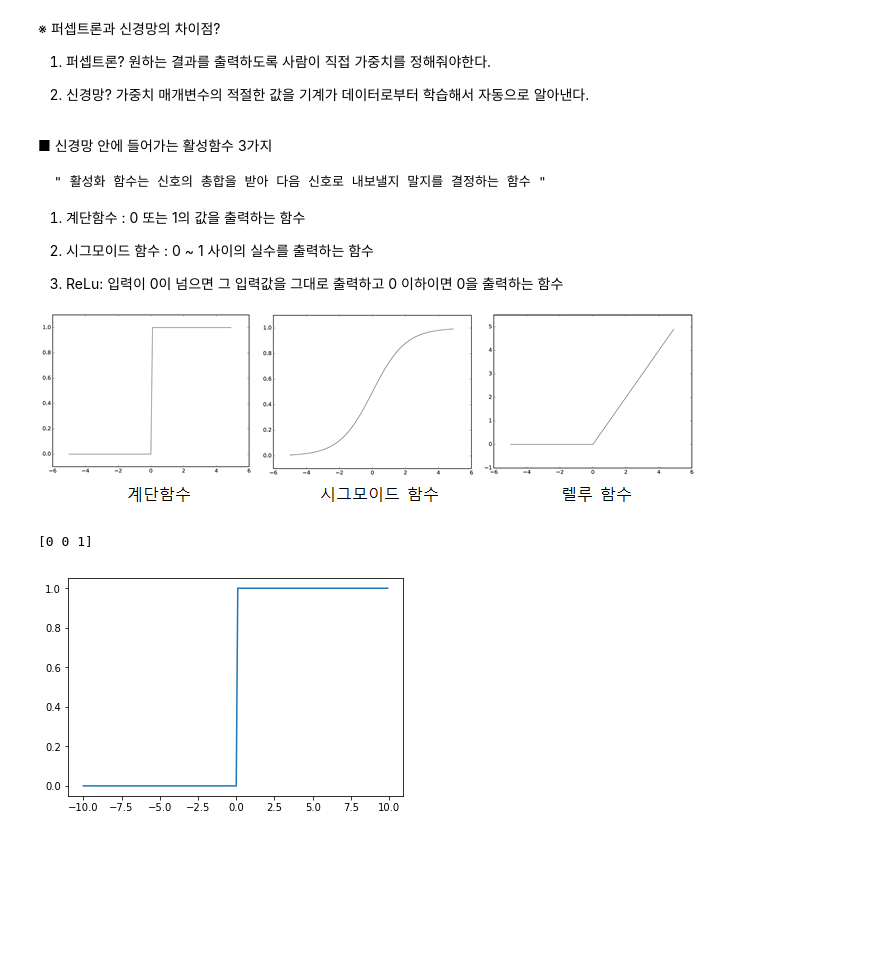
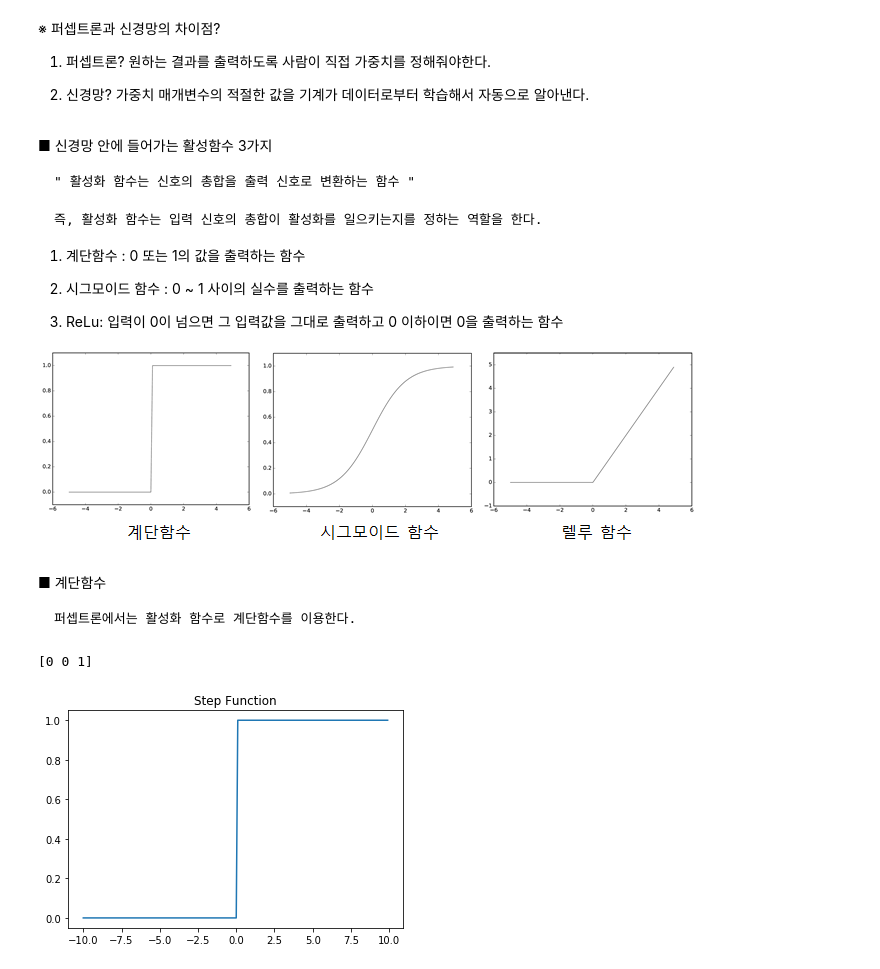
Before and after one commit to nsa18685/Deep_Learning_Python, a Jupyter notebook: Chapter3. NeuralNet.ipynb, the cells around one changed output. Drawn from its saved outputs; the diff is of its cells as text; code cells hidden in the pictures; blank space fills up the shorter version.

Commit message:
ActivationFunction & NeuralNet

```diff
--- a/Chapter3. NeuralNet.ipynb
+++ b/Chapter3. NeuralNet.ipynb
@@ -7,7 +7,10 @@
 # %% [markdown]
 ■ 신경망 안에 들어가는 활성함수 3가지
 
-    " 활성화 함수는 신호의 총합을 받아 다음 신호로 내보낼지 말지를 결정하는 함수 "
+    " 활성화 함수는 신호의 총합을 출력 신호로 변환하는 함수 "
+
+    즉, 활성화 함수는 입력 신호의 총합이 활성화를 일으키는지를 정하는 역할을 한다.
+
 
  1. 계단함수 : 0 또는 1의 값을 출력하는 함수
 
@@ -16,6 +19,10 @@
  3. ReLu: 입력이 0이 넘으면 그 입력값을 그대로 출력하고 0 이하이면 0을 출력하는 함수
 
 ![image.png](attachment:image.png)
+# %% [markdown]
+■ 계단함수
+
+    퍼셉트론에서는 활성화 함수로 계단함수를 이용한다.
 # %%
 # 계단함수를 파이썬으로 구현하시오
 import numpy as np
@@ -32,11 +39,12 @@ print(step_function(x_data))
 # %%
 # 계단함수를 파이썬으로 구현하시오
 import numpy as np
 import matplotlib.pyplot as plt
 
 x_data = np.arange(-10,10,0.1)
 
 plt.plot(x_data,step_function(x_data))
+plt.title("Step Function")
 plt.show()
 # %% [output]
-[figure, old version]
+[figure, new version]
```
Also changed, not shown: parts of 20 cells of this notebook, 2 other files.
